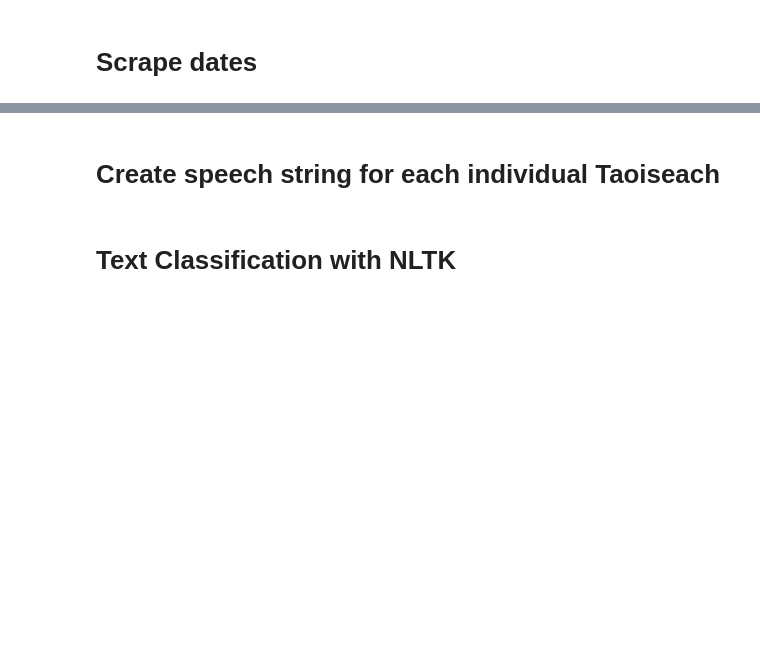
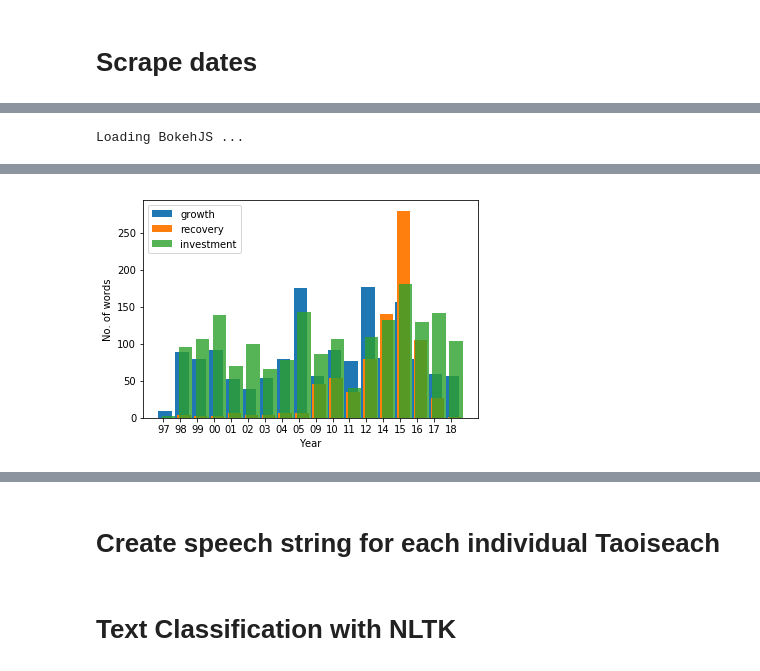
Before and after one commit to Johnny-Morgan/Python-Data-Science, a Jupyter notebook: Diploma Project.ipynb, the cells around one changed output, grey strips where cells are left out. Saved outputs shown, nothing was run; the diff lists cells and outputs as text; code cells hidden in the pictures; blank space fills up the shorter version.

```diff
--- a/Diploma Project.ipynb
+++ b/Diploma Project.ipynb
@@ -1159,17 +1540,29 @@ show(p)
 # %%
 #recession
 output_notebook()
-year = [1997, 1998, 1999, 2000, 2001, 2002, 2003, 2004, 2005, 2009, 2010, 2011, 2012, 2014, 2015, 2016, 2017, 2018]
+year = ["97", "98", "99", "00", "01", "02", "03", "04", "05", "09", "10", "11", "12", "14", "15", "16", "17", "18"]
+#year = [1997, 1998, 1999, 2000, 2001, 2002, 2003, 2004, 2005, 2009, 2010, 2011, 2012, 2014, 2015, 2016, 2017, 2018]
 recession = [0, 0, 1, 2, 0, 0, 0, 1, 0, 21, 21, 2, 1, 10, 33, 1, 3, 3]
 recovery = [0, 4, 2, 3, 7, 4, 4, 6, 6, 46, 54, 35, 79, 140, 280, 105, 27, 1]
 growth = [9, 89, 80, 92, 53, 39, 54, 80, 175, 57, 91, 77, 177, 81, 157, 79, 59, 56]
 investment = [2, 96, 107, 139, 70, 100, 66, 78, 143, 86, 107, 40, 109, 132, 181, 130, 142, 104]
 brexit = [0, 0, 0, 0, 0, 0, 0, 0, 0, 0, 0, 0, 0, 0, 4, 114, 225, 63]
-q = figure()
-q.line(year, recession,  legend="recession", color="red")
-q.line(year, recovery,  legend="recovery", color = "blue")
-q.line(year, growth,  legend="growth", color = "green")
-q.line(year, investment,  legend="investment", color = "orange")
-q.line(year, brexit,  legend="brexit", color = "brown")
+q = figure(toolbar_location=None)
+# q.line(year, recession,  legend="recession", color="red")
+# q.line(year, recovery,  legend="recovery", color = "blue")
+# q.line(year, growth,  legend="growth", color = "green")
+# q.line(year, investment,  legend="investment", color = "orange")
+# q.line(year, brexit,  legend="brexit", color = "brown")
 
+ypos = np.arange(len(recession))
+
+plt.xticks(ypos, year)
+plt.ylabel("No. of words")
+plt.xlabel("Year")
+plt.bar(ypos+.1, growth, label = "growth" ,alpha = 1)
+plt.bar(ypos+.2, recovery,  label = "recovery", alpha = 1)
+plt.bar(ypos+.3, investment,  label = "investment", alpha = 0.8)
+plt.legend()
 show(q)
+# %% [output]
+Loading BokehJS ...
@@ -1176,3 +1572,4 @@ show(q)
+[figure, added]
 # %%
 #recovery
 output_notebook()
```
Also changed, not shown: parts of 59 cells of this notebook.
